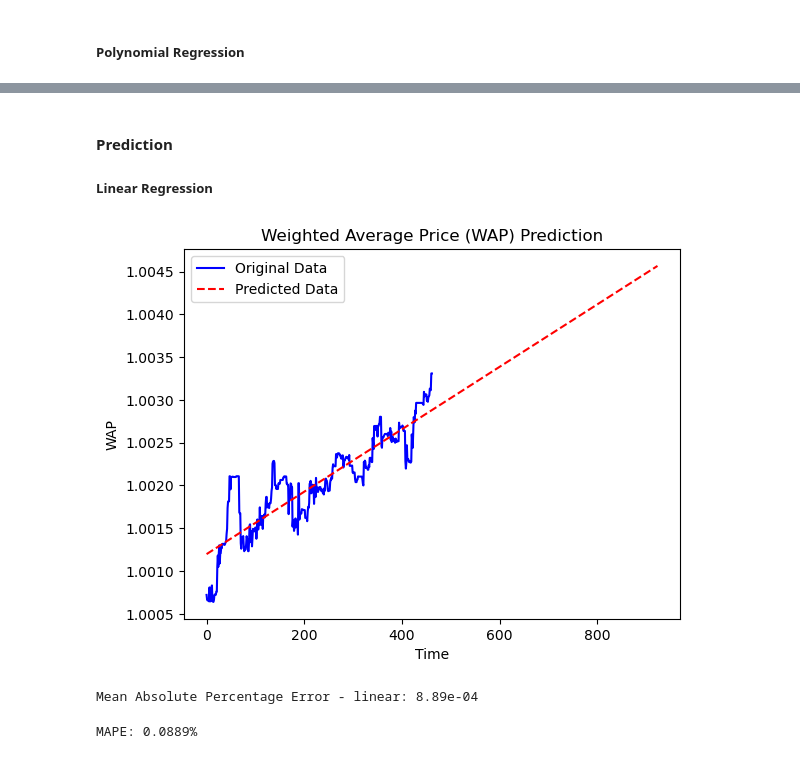
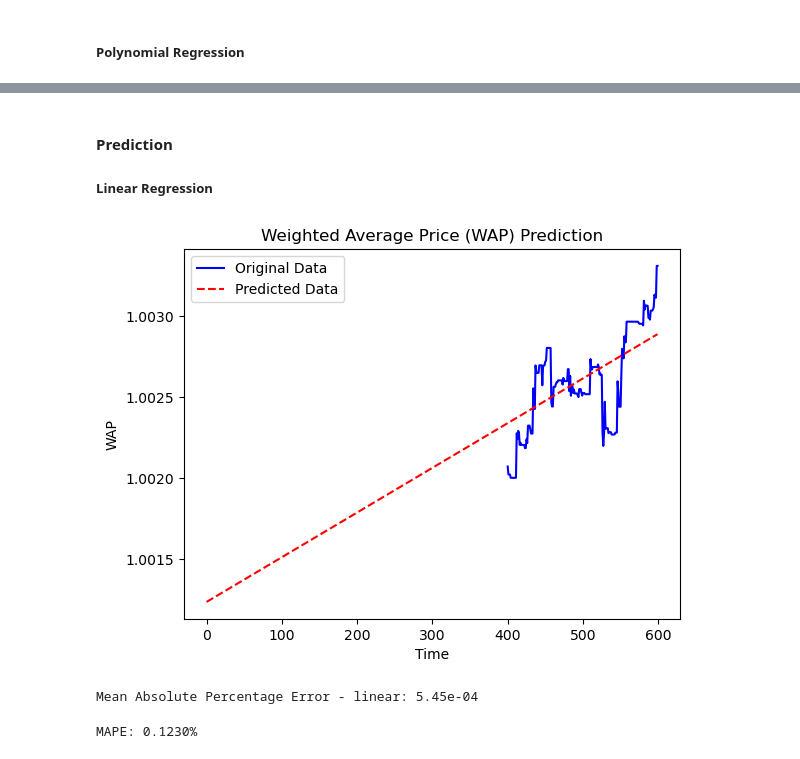
Before and after one commit to jmia2431/Optiver_Project, a Jupyter notebook: Regression 53.18944.ipynb, the cells around one changed output, grey strips where cells are left out. Cells and saved outputs as stored; diff of their text form; code cells hidden in the pictures.

```diff
--- a/Regression 53.18944.ipynb
+++ b/Regression 53.18944.ipynb
@@ -32,6 +44,9 @@ The plot visually seems linearly growing.
 # %%
-X = df_filtered.index.values.reshape(-1, 1)
-y = df_filtered['WAP']
+X_train = df_filtered.loc[df_filtered['seconds_in_bucket'] < 400, "seconds_in_bucket"].values.reshape(-1, 1)
+y_train = df_filtered.loc[df_filtered['seconds_in_bucket'] < 400, "WAP"]
+
+X_test = df_filtered.loc[df_filtered['seconds_in_bucket'] >= 400, "seconds_in_bucket"].values.reshape(-1, 1)
+y_test = df_filtered.loc[df_filtered['seconds_in_bucket'] >= 400, "WAP"]
 # %% [markdown]
 ##### Linear regression
 # %%
@@ -97,36 +98,36 @@ Maximum R-squared value: 0.84 at degree: 5
-# %% [markdown]
-#### Prediction
-##### Linear Regression
-# %%
-model = LinearRegression().fit(X, y)
-future_x_values = np.linspace(np.min(X), np.max(X) + 462, 462).reshape(-1, 1)
-future_y_values = model.predict(future_x_values)
-
-
-plt.title('Weighted Average Price (WAP) Prediction')
-plt.xlabel('Time')
-plt.ylabel('WAP')
-plt.plot(X, y, label='Original Data', color='blue')
-plt.plot(future_x_values, future_y_values, label='Predicted Data', color='red', linestyle='--')
-plt.legend()
-plt.show()
-
-mapepre = mean_absolute_percentage_error(y, future_y_values)
-print(f'Mean Absolute Percentage Error - linear: {mapepre:.2e}')
-# %% [output]
-[figure, removed]
-Mean Absolute Percentage Error - linear: 8.89e-04
-# %%
-from scipy.interpolate import interp1d
-
-def calculate_mape(actual, predicted):
-    return np.mean(np.abs((actual - predicted) / actual)) * 100
-
-
-f = interp1d(np.arange(len(y)), y, kind='linear')
-interpolated_actual = f(np.arange(len(future_y_values)))
-
-mape = calculate_mape(interpolated_actual, future_y_values)
-print(f"MAPE: {mape:.4f}%")
-# %% [output]
-MAPE: 0.0889%
+# %% [markdown]
+#### Prediction
+##### Linear Regression
+# %%
+model = LinearRegression().fit(X_train, y_train)
+future_x_values = np.linspace(np.min(X_train), np.max(X_train) + 200, 200).reshape(-1, 1)
+future_y_values = model.predict(future_x_values)
+
+
+plt.title('Weighted Average Price (WAP) Prediction')
+plt.xlabel('Time')
+plt.ylabel('WAP')
+plt.plot(X_test, y_test, label='Original Data', color='blue')
+plt.plot(future_x_values, future_y_values, label='Predicted Data', color='red', linestyle='--')
+plt.legend()
+plt.show()
+
+mapepre = mean_absolute_percentage_error(y_test, future_y_values)
+print(f'Mean Absolute Percentage Error - linear: {mapepre:.2e}')
+# %% [output]
+[figure, added]
+Mean Absolute Percentage Error - linear: 5.45e-04
+# %%
+from scipy.interpolate import interp1d
+
+def calculate_mape(actual, predicted):
+    return np.mean(np.abs((actual - predicted) / actual)) * 100
+
+
+f = interp1d(np.arange(len(y_test)), y, kind='linear')
+interpolated_actual = f(np.arange(len(future_y_values)))
+
+mape = calculate_mape(interpolated_actual, future_y_values)
+print(f"MAPE: {mape:.4f}%")
+# %% [output]
+MAPE: 0.1230%
```
Also changed, not shown: parts of 7 cells of this notebook.
